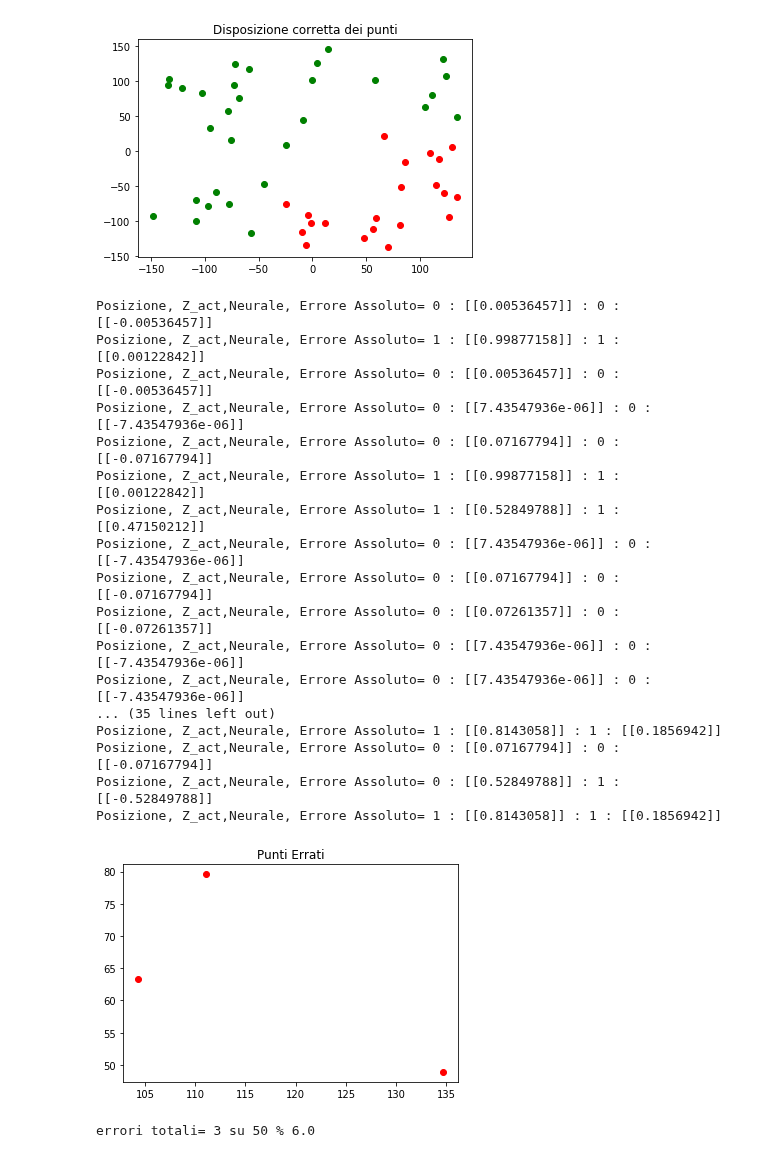
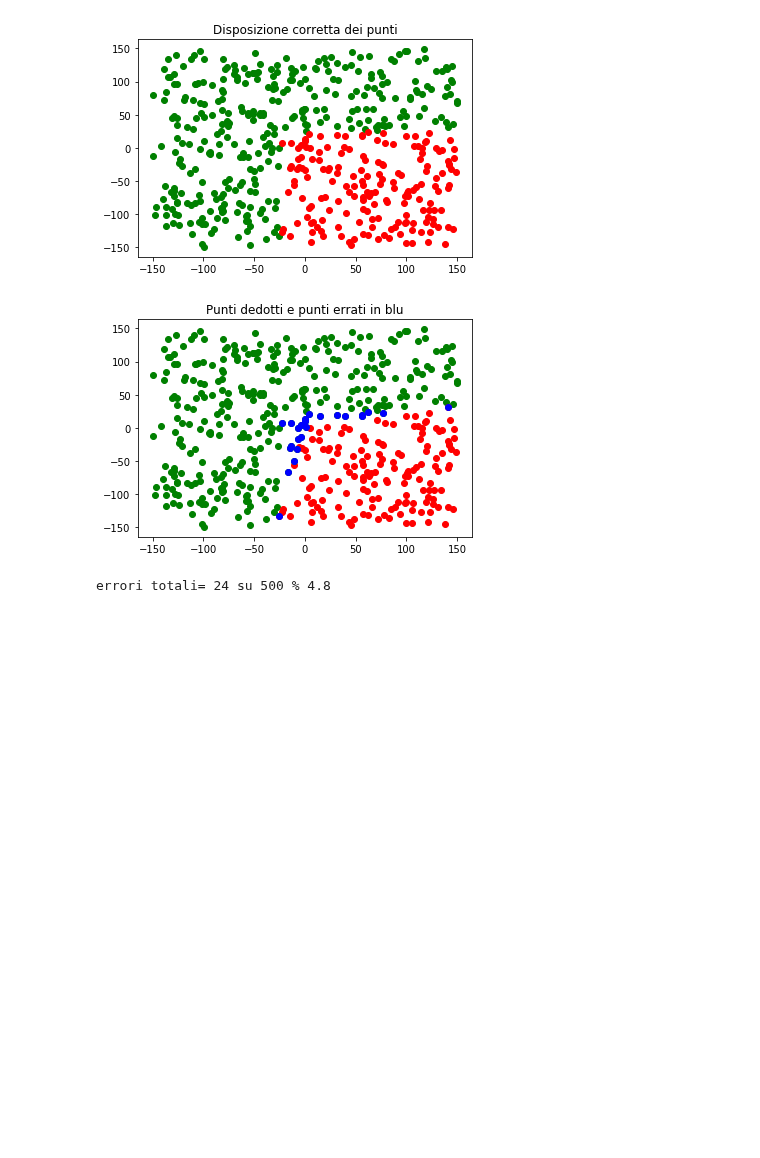
Before and after one commit to stefanoridolfi/Coding_ML, a Jupyter notebook: 2_level_no_Bias.ipynb, the cells around one changed output. Cells and saved outputs as stored; diff of their text form; code cells hidden in the pictures; blank space fills up the shorter version.

```diff
--- a/2_level_no_Bias.ipynb
+++ b/2_level_no_Bias.ipynb
@@ -50,7 +50,7 @@ xb=25
 ya=-25
 yb=25
 learning_rate=0.1
-n=1000
+n=5000
 training_set=[]
 # Set di trainig formato da n punti
 ListaPunti= generaPunti(n)
@@ -67,7 +67,7 @@ Who=1*np.random.random((1,4))-0.5
 # Inizializzo i valori dell'input con una lista. X=(x1,x2).
 
 ###############TRAINING################################
-epoche=100
+epoche=300
 for e in range(1,epoche):
   for punto in training_set:
     X=(punto[0],punto[1])
@@ -115,54 +115,52 @@ for e in range(1,epoche):
 
 
 # TEST SET
-t=50
+t=500
 test_set=[]
 # Set di trainig formato da n punti
 test_set= generaPunti(t)
 
 for punto in test_set:
   plt.plot(punto[0],punto[1],posizione(punto,xa,xb,ya,yb)[1])
 plt.title("Disposizione corretta dei punti")
 plt.show()
+
+
+# Grafico punti dedotti da rete neurale
+errori_tot=0
+for punto in test_set:
+   X=(punto[0],punto[1])
+   X=np.array(X)
+   X=X.reshape(2,1)
+   Y=np.dot(Wih,X)
+   Y_act=activation_function(Y)
+   Z=np.dot(Who,Y_act)
+   Z_act=activation_function(Z)
+   plt.plot(punto[0],punto[1],posizione_neurale(Z_act)[1])
+  # plt.title("Punti Dedotti dalla rete neurale")
+#plt.show()
 
 # Grafico errori
 errori_tot=0
 for punto in test_set:
    X=(punto[0],punto[1])
    X=np.array(X)
    X=X.reshape(2,1)
    Y=np.dot(Wih,X)
    Y_act=activation_function(Y)
    Z=np.dot(Who,Y_act)
    Z_act=activation_function(Z)
    #print("Z_act:posizione correta",posizione_neurale(Z_act)[0],":",posizione(punto,xa,xb,ya,yb)[0])
    #plt.plot(punto[0],punto[1],posizione_neurale(Z_act)[1])
-   print("Posizione, Z_act,Neurale, Errore Assoluto=",posizione(punto,xa,xb,ya,yb)[0],":",Z_act,":",posizione_neurale(Z_act)[0],":",posizione(punto,xa,xb,ya,yb)[0]-Z_act)
+   #print("Posizione, Z_act,Neurale, Errore Assoluto=",posizione(punto,xa,xb,ya,yb)[0],":",Z_act,":",posizione_neurale(Z_act)[0],":",posizione(punto,xa,xb,ya,yb)[0]-Z_act)
    if posizione_neurale(Z_act)[0]!=posizione(punto,xa,xb,ya,yb)[0]:
-     plt.plot(punto[0],punto[1], 'ro')
+     plt.plot(punto[0],punto[1], 'bo')
      #print("Z_act:formato neurale, output neurale, posizione corretta",Z_act,posizione_neurale(Z_act)[1],",",posizione_neurale(Z_act)[0],posizione(punto,xa,xb,ya,yb)[0])
      errori_tot=errori_tot+1
-plt.title("Punti Errati")
+plt.title("Punti dedotti e punti errati in blu")
 plt.show()
 print("errori totali=",errori_tot, "su", t, "%",(errori_tot/t)*100)
 # %% [output]
-[figure, old version]
+[figure, new version]
+[figure, new version]
-Posizione, Z_act,Neurale, Errore Assoluto= 0 : [[0.00536457]] : 0 : [[-0.00536457]]
-Posizione, Z_act,Neurale, Errore Assoluto= 1 : [[0.99877158]] : 1 : [[0.00122842]]
-Posizione, Z_act,Neurale, Errore Assoluto= 0 : [[0.00536457]] : 0 : [[-0.00536457]]
-Posizione, Z_act,Neurale, Errore Assoluto= 0 : [[7.43547936e-06]] : 0 : [[-7.43547936e-06]]
-Posizione, Z_act,Neurale, Errore Assoluto= 0 : [[0.07167794]] : 0 : [[-0.07167794]]
-Posizione, Z_act,Neurale, Errore Assoluto= 1 : [[0.99877158]] : 1 : [[0.00122842]]
-Posizione, Z_act,Neurale, Errore Assoluto= 1 : [[0.52849788]] : 1 : [[0.47150212]]
-Posizione, Z_act,Neurale, Errore Assoluto= 0 : [[7.43547936e-06]] : 0 : [[-7.43547936e-06]]
-Posizione, Z_act,Neurale, Errore Assoluto= 0 : [[0.07167794]] : 0 : [[-0.07167794]]
-Posizione, Z_act,Neurale, Errore Assoluto= 0 : [[0.07261357]] : 0 : [[-0.07261357]]
-Posizione, Z_act,Neurale, Errore Assoluto= 0 : [[7.43547936e-06]] : 0 : [[-7.43547936e-06]]
-Posizione, Z_act,Neurale, Errore Assoluto= 0 : [[7.43547936e-06]] : 0 : [[-7.43547936e-06]]
-... (35 lines left out)
-Posizione, Z_act,Neurale, Errore Assoluto= 1 : [[0.8143058]] : 1 : [[0.1856942]]
-Posizione, Z_act,Neurale, Errore Assoluto= 0 : [[0.07167794]] : 0 : [[-0.07167794]]
-Posizione, Z_act,Neurale, Errore Assoluto= 0 : [[0.52849788]] : 1 : [[-0.52849788]]
-Posizione, Z_act,Neurale, Errore Assoluto= 1 : [[0.8143058]] : 1 : [[0.1856942]]
+errori totali= 24 su 500 % 4.8
-[figure, old version]
-errori totali= 3 su 50 % 6.0
```
